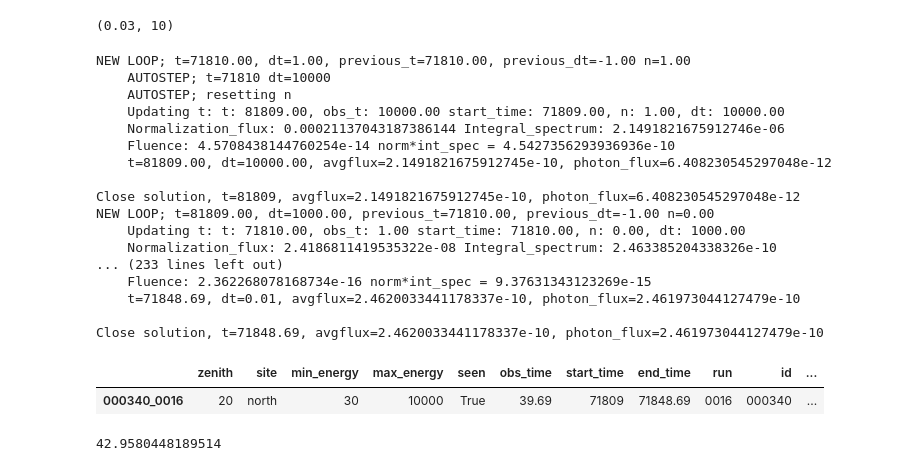
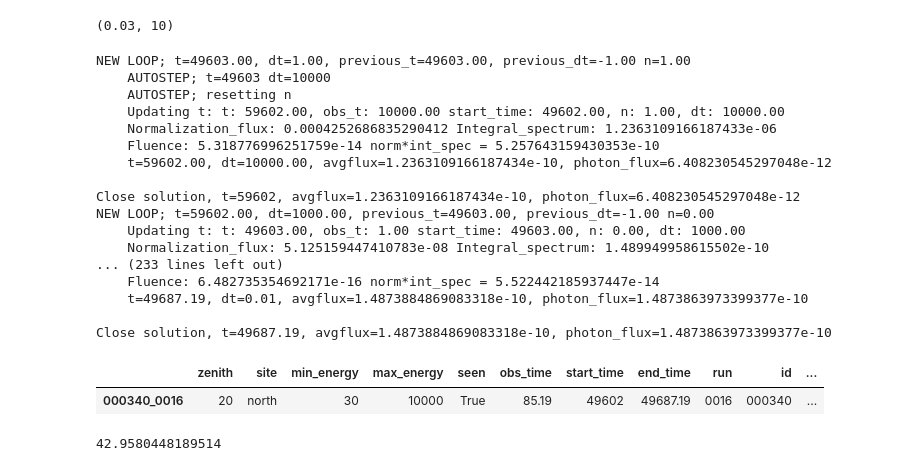
Before and after one commit to astrojarred/gravitational_wave_toy, a Jupyter notebook: integrating_v2.ipynb, the cells around one changed output. Saved outputs shown, nothing was run; the diff lists cells and outputs as text; code cells hidden in the pictures.

```diff
--- a/integrating_v2.ipynb
+++ b/integrating_v2.ipynb
@@ -210,27 +210,27 @@ grb.min_energy, grb.max_energy
 # %% [output]
 (0.03, 10)
 # %%
-gwt.observe_grb(filepath, sensitivity, start_time=71809, zeniths=[20], sites=["north"], precision=2)
+gwt.observe_grb(filepath, sensitivity, start_time=49602, zeniths=[20], sites=["north"], precision=2)
 # %% [output]
-NEW LOOP; t=71810.00, dt=1.00, previous_t=71810.00, previous_dt=-1.00 n=1.00
-    AUTOSTEP; t=71810 dt=10000
+NEW LOOP; t=49603.00, dt=1.00, previous_t=49603.00, previous_dt=-1.00 n=1.00
+    AUTOSTEP; t=49603 dt=10000
     AUTOSTEP; resetting n
-    Updating t: t: 81809.00, obs_t: 10000.00 start_time: 71809.00, n: 1.00, dt: 10000.00
-    Normalization_flux: 0.00021137043187386144 Integral_spectrum: 2.1491821675912746e-06
-    Fluence: 4.5708438144760254e-14 norm*int_spec = 4.5427356293936936e-10
-    t=81809.00, dt=10000.00, avgflux=2.1491821675912745e-10, photon_flux=6.408230545297048e-12
+    Updating t: t: 59602.00, obs_t: 10000.00 start_time: 49602.00, n: 1.00, dt: 10000.00
+    Normalization_flux: 0.0004252686835290412 Integral_spectrum: 1.2363109166187433e-06
+    Fluence: 5.318776996251759e-14 norm*int_spec = 5.257643159430353e-10
+    t=59602.00, dt=10000.00, avgflux=1.2363109166187434e-10, photon_flux=6.408230545297048e-12
 
-Close solution, t=81809, avgflux=2.1491821675912745e-10, photon_flux=6.408230545297048e-12
-NEW LOOP; t=81809.00, dt=1000.00, previous_t=71810.00, previous_dt=-1.00 n=0.00
-    Updating t: t: 71810.00, obs_t: 1.00 start_time: 71810.00, n: 0.00, dt: 1000.00
-    Normalization_flux: 2.4186811419535322e-08 Integral_spectrum: 2.463385204338326e-10
+Close solution, t=59602, avgflux=1.2363109166187434e-10, photon_flux=6.408230545297048e-12
+NEW LOOP; t=59602.00, dt=1000.00, previous_t=49603.00, previous_dt=-1.00 n=0.00
+    Updating t: t: 49603.00, obs_t: 1.00 start_time: 49603.00, n: 0.00, dt: 1000.00
+    Normalization_flux: 5.125159447410783e-08 Integral_spectrum: 1.489949958615502e-10
 ... (233 lines left out)
-    Fluence: 2.362268078168734e-16 norm*int_spec = 9.37631343123269e-15
-    t=71848.69, dt=0.01, avgflux=2.4620033441178337e-10, photon_flux=2.461973044127479e-10
+    Fluence: 6.482735354692171e-16 norm*int_spec = 5.522442185937447e-14
+    t=49687.19, dt=0.01, avgflux=1.4873884869083318e-10, photon_flux=1.4873863973399377e-10
 
-Close solution, t=71848.69, avgflux=2.4620033441178337e-10, photon_flux=2.461973044127479e-10
+Close solution, t=49687.19, avgflux=1.4873884869083318e-10, photon_flux=1.4873863973399377e-10
 |  | zenith | site | min_energy | max_energy | seen | obs_time | start_time | end_time | run | id | ... |
-| 000340_0016 | 20 | north | 30 | 10000 | True | 39.69 | 71809 | 71848.69 | 0016 | 000340 | ... |
+| 000340_0016 | 20 | north | 30 | 10000 | True | 85.19 | 49602 | 49687.19 | 0016 | 000340 | ... |
 # %%
 grb.get_integral_spectrum(49603.00, grb.min_energy, grb.max_energy)
 # %%
```
Also changed, not shown: parts of 3 cells of this notebook.
